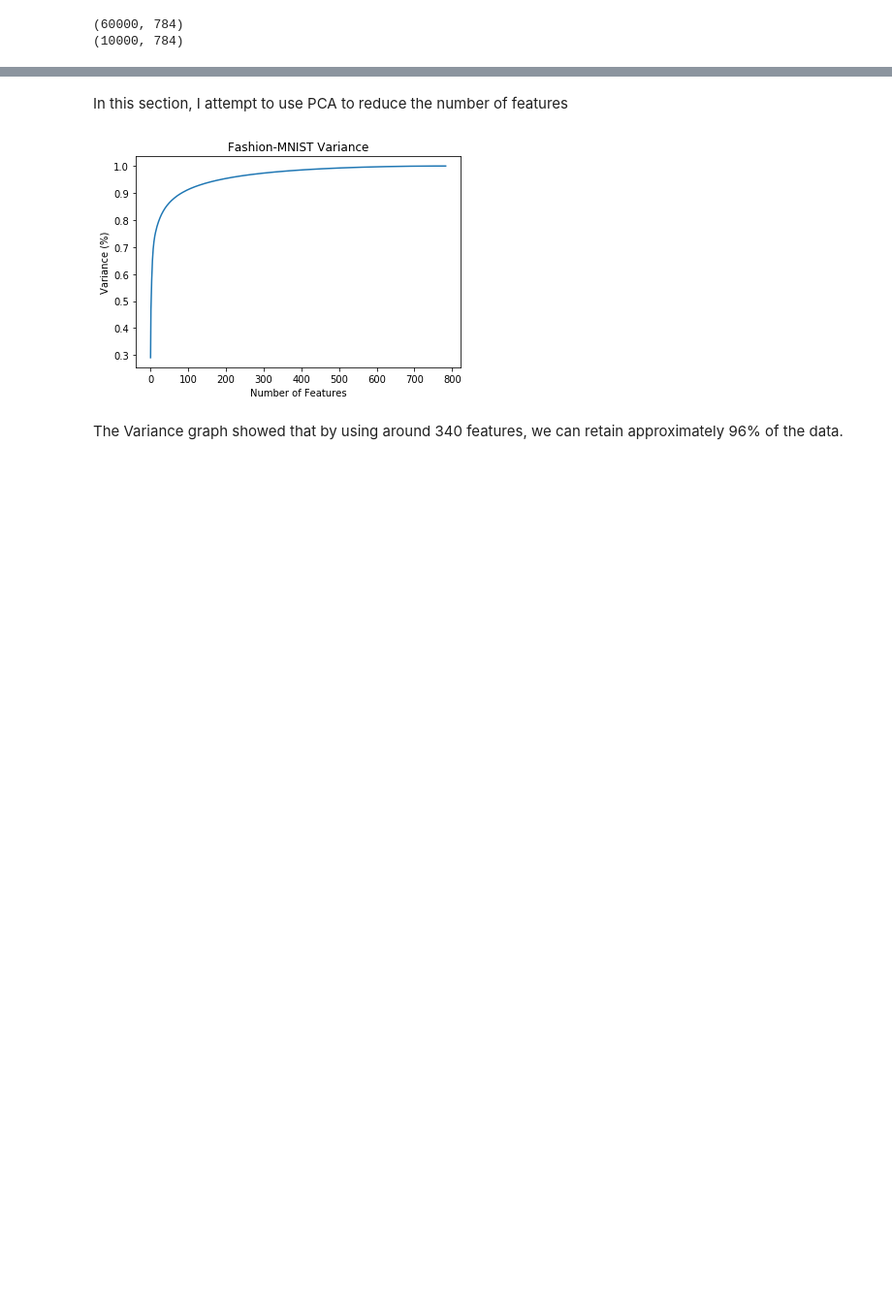
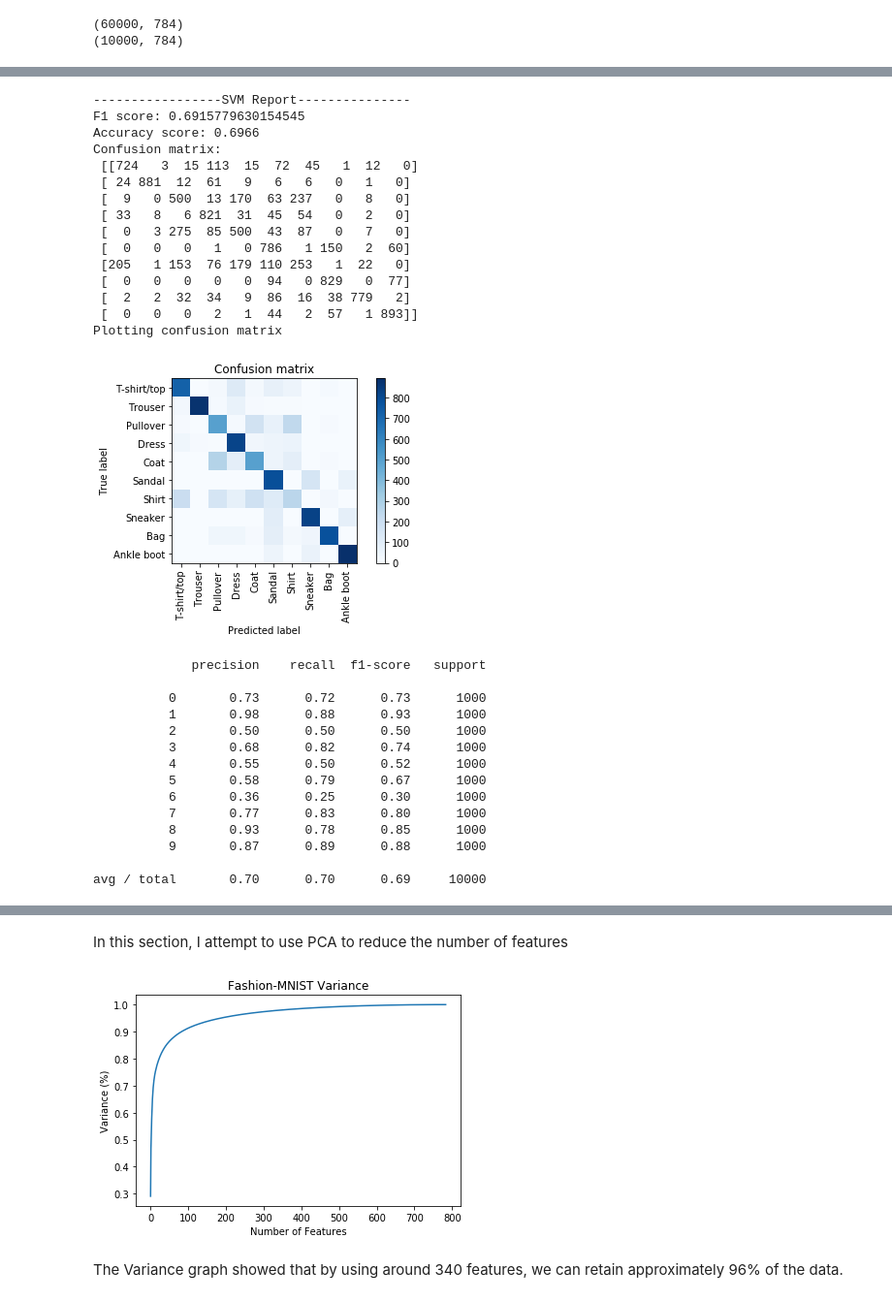
Before and after one commit to hgdangkhoi/Image-Classification-with-Fashion-MNIST-and-CIFAR-10, a Jupyter notebook: Image Classification with Fashion-MNIST and CIFAR-10.ipynb, the cells around one changed output, grey strips where cells are left out. Shown: that part at 97% size. Saved outputs shown, nothing was run; the diff lists cells and outputs as text; code cells hidden in the pictures; blank space fills up the shorter version.

```diff
--- a/Image Classification with Fashion-MNIST and CIFAR-10.ipynb
+++ b/Image Classification with Fashion-MNIST and CIFAR-10.ipynb
@@ -127,0 +180,48 @@ print(x_test.shape)
+# %%
+# SVM report and analysis
+y_pred_svc = svc.predict(x_test)
+svc_f1 = metrics.f1_score(y_test, y_pred_svc, average= "weighted")
+svc_accuracy = metrics.accuracy_score(y_test, y_pred_svc)
+svc_cm = metrics.confusion_matrix(y_test, y_pred_svc)
+print("-----------------SVM Report---------------")
+print("F1 score: {}".format(svc_f1))
+print("Accuracy score: {}".format(svc_accuracy))
+print("Confusion matrix: \n", svc_cm)
+print('Plotting confusion matrix')
+
+plt.figure()
+plot_confusion_matrix(svc_cm, labelNames)
+plt.show()
+
+print(metrics.classification_report(y_test, y_pred_svc))
+# %% [output]
+-----------------SVM Report---------------
+F1 score: 0.6915779630154545
+Accuracy score: 0.6966
+Confusion matrix:
+ [[724   3  15 113  15  72  45   1  12   0]
+ [ 24 881  12  61   9   6   6   0   1   0]
+ [  9   0 500  13 170  63 237   0   8   0]
+ [ 33   8   6 821  31  45  54   0   2   0]
+ [  0   3 275  85 500  43  87   0   7   0]
+ [  0   0   0   1   0 786   1 150   2  60]
+ [205   1 153  76 179 110 253   1  22   0]
+ [  0   0   0   0   0  94   0 829   0  77]
+ [  2   2  32  34   9  86  16  38 779   2]
+ [  0   0   0   2   1  44   2  57   1 893]]
+Plotting confusion matrix
+[figure, added]
+             precision    recall  f1-score   support
+
+          0       0.73      0.72      0.73      1000
+          1       0.98      0.88      0.93      1000
+          2       0.50      0.50      0.50      1000
+          3       0.68      0.82      0.74      1000
+          4       0.55      0.50      0.52      1000
+          5       0.58      0.79      0.67      1000
+          6       0.36      0.25      0.30      1000
+          7       0.77      0.83      0.80      1000
+          8       0.93      0.78      0.85      1000
+          9       0.87      0.89      0.88      1000
+
+avg / total       0.70      0.70      0.69     10000
```
Also changed, not shown: parts of 16 cells of this notebook.
